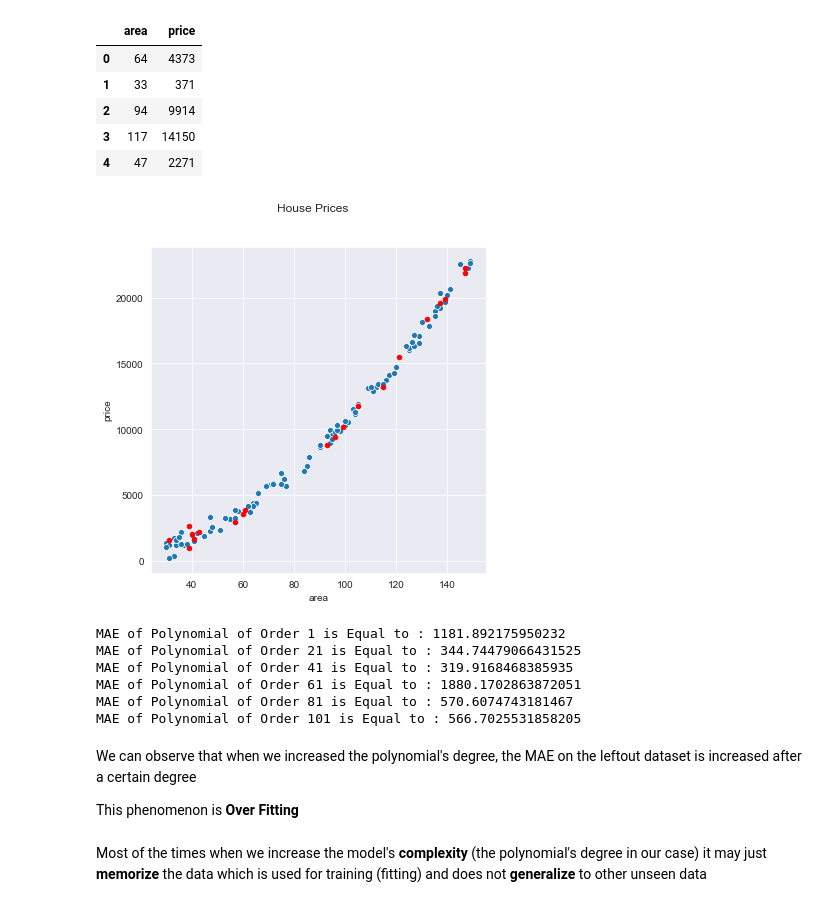
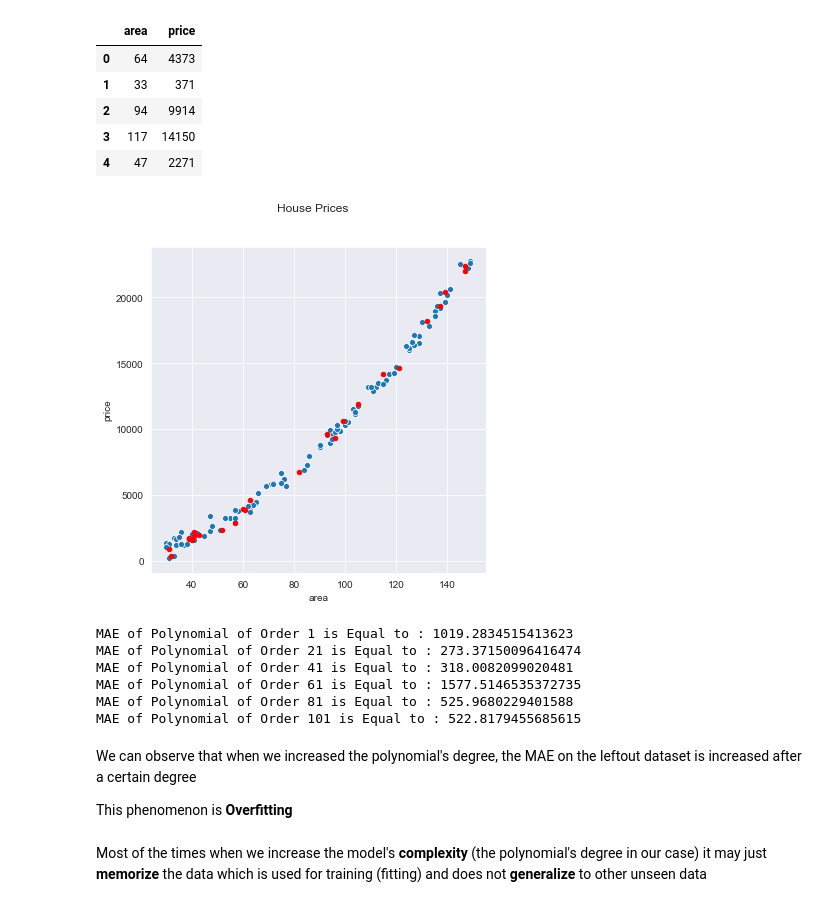
Before and after one commit to SoheilKoohi/ml_course, a Jupyter notebook: 01_linear_regression.ipynb, the cells around one changed output. Drawn from its saved outputs; the diff is of its cells as text; code cells hidden in the pictures.

```diff
--- a/01_linear_regression.ipynb
+++ b/01_linear_regression.ipynb
@@ -527,9 +527,9 @@ MAE of Polynomial of Order Polynomial_order_101 is Equal to : 247.0921814095974
 # %%
-x_leftout = np.random.randint(30, high=150, size=20, dtype=int)
+x_leftout = np.random.randint(30, high=150, size=25, dtype=int)
 y_leftout = 1 * x_leftout ** 2 + 5 * x_leftout + 15
-noise_leftout = np.random.normal(0, 400, size=20)
-y_noisy_leftout = np.clip((y_leftout + noise_leftout).astype(int), 200, None)
-dataset_leftout = np.array([x_leftout, y_noisy_leftout]).T
+noise_leftout = np.random.normal(0, 400, size=25)
+y_true_leftout = np.clip((y_leftout + noise_leftout).astype(int), 200, None)
+dataset_leftout = np.array([x_leftout, y_true_leftout]).T
 dataset_leftout_df = pd.DataFrame(dataset, columns=["area", "price"])
 dataset_leftout_df.head()
 # %% [output]
@@ -542,30 +542,30 @@ dataset_leftout_df.head()
 # %%
 fig, axs = plt.subplots(1,figsize=(6, 6))
 fig.suptitle("House Prices")
 plt.xlabel("Area (Square Meter)")
 plt.ylabel("Price ($)")
 sns.scatterplot(data=dataset_df,x="area", y="price", ax=axs)
-axs.scatter(x_leftout, y_noisy_leftout, color="r", s=20)
+axs.scatter(x_leftout, y_true_leftout, color="r", s=20)
 plt.show()
 # %% [output]
-[figure, old version]
+[figure, new version]
 # %%
 for i, degree in enumerate(polynomial_degrees):
     weights = np.polyfit(x_true.squeeze(), y_true.squeeze(), degree)
     polynomial = np.poly1d(weights)
     y_polynomial_leftout = polynomial(x_leftout)
-    mae = np.mean(np.abs(y_noisy_leftout - y_polynomial_leftout))
+    mae = np.mean(np.abs(y_true_leftout - y_polynomial_leftout))
     print("MAE of Polynomial of Order {0} is Equal to : {1}".format(degree,mae))
 # %% [output]
-MAE of Polynomial of Order 1 is Equal to : 1181.892175950232
-MAE of Polynomial of Order 21 is Equal to : 344.74479066431525
-MAE of Polynomial of Order 41 is Equal to : 319.9168468385935
-MAE of Polynomial of Order 61 is Equal to : 1880.1702863872051
-MAE of Polynomial of Order 81 is Equal to : 570.6074743181467
-MAE of Polynomial of Order 101 is Equal to : 566.7025531858205
+MAE of Polynomial of Order 1 is Equal to : 1019.2834515413623
+MAE of Polynomial of Order 21 is Equal to : 273.37150096416474
+MAE of Polynomial of Order 41 is Equal to : 318.0082099020481
+MAE of Polynomial of Order 61 is Equal to : 1577.5146535372735
+MAE of Polynomial of Order 81 is Equal to : 525.9680229401588
+MAE of Polynomial of Order 101 is Equal to : 522.8179455685615
 # %% [markdown]
 <p>We can observe that when we increased the polynomial's degree, the MAE on the leftout dataset is increased after a certain degree</p>
-<p>This phenomenon is <b>Over Fitting</b></p>
+<p>This phenomenon is <b>Overfitting</b></p>
 # %% [markdown]
 <p>Most of the times when we increase the model's <b>complexity</b> (the polynomial's degree in our case) it may just <b>memorize</b> the data which is used for training (fitting) and does not <b>generalize</b> to other unseen data</p>
 # %% [markdown]
```
Also changed, not shown: parts of 16 cells of this notebook.
